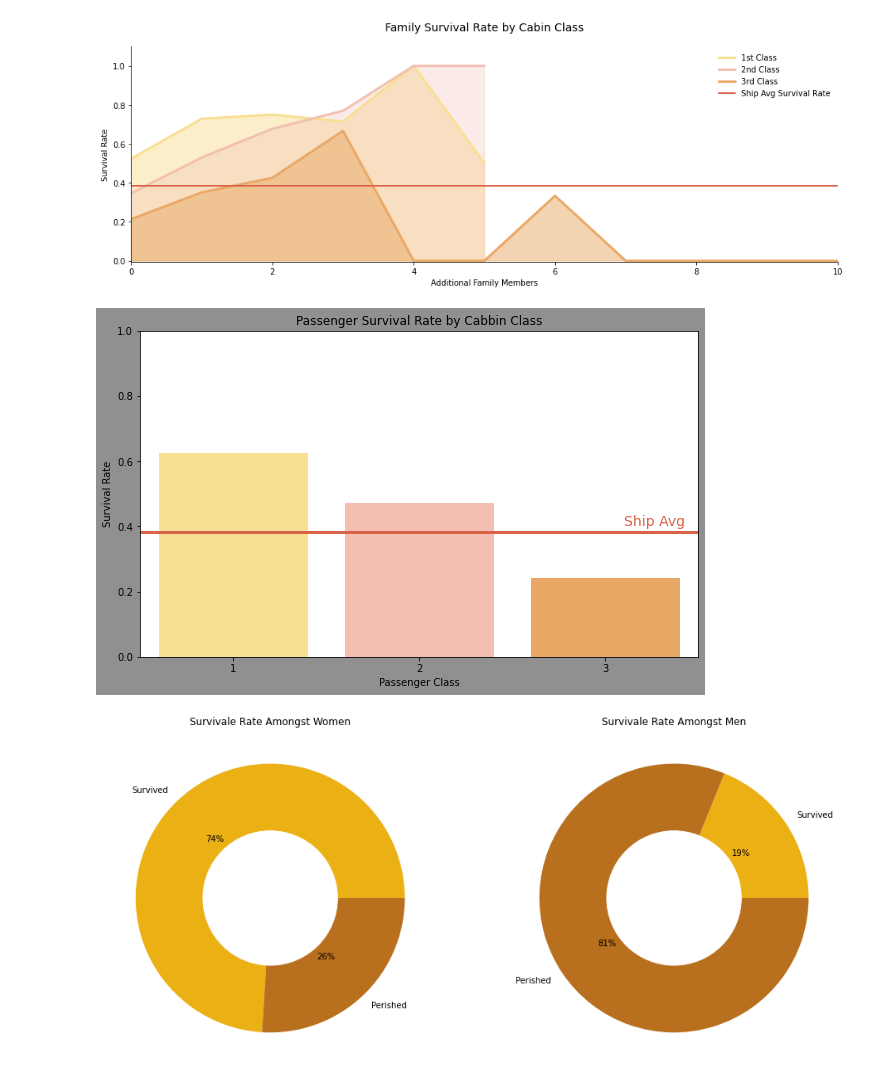
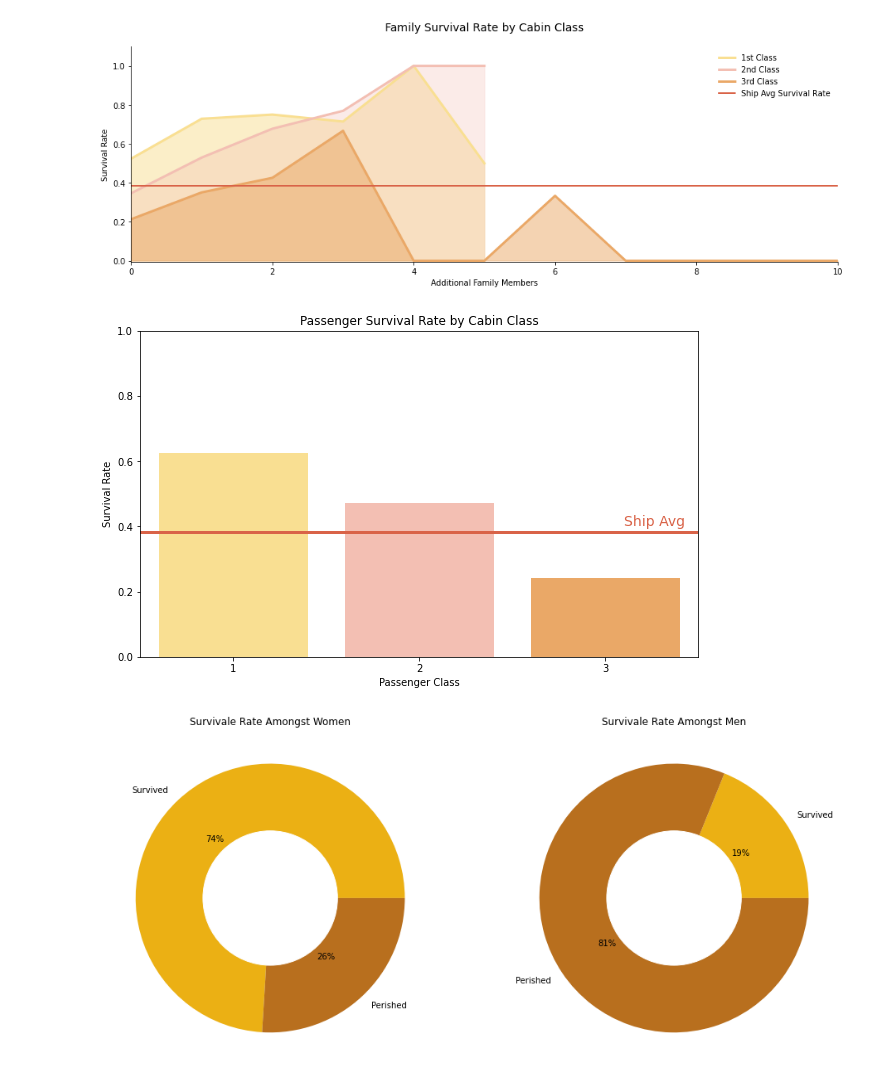
Before and after one commit to woodstockwins/1213-iris, a Jupyter notebook: labs/2.01-lab-pandas-titanic-master/titanic-starter-gene.ipynb, the cells around one changed output. Drawn from its saved outputs; the diff is of its cells as text; code cells hidden in the pictures.

```diff
--- a/labs/2.01-lab-pandas-titanic-master/titanic-starter-gene.ipynb
+++ b/labs/2.01-lab-pandas-titanic-master/titanic-starter-gene.ipynb
@@ -309,24 +309,24 @@ plt.legend(loc="upper right", frameon=False);
 # %%
 # Survival rate by passenger class
 passinger_class = df.groupby(by='Pclass').mean()['Survived']
 passinger_class.index
 
 plt.figure(figsize=(10,6))
-plt.rcParams['figure.facecolor'] = "#909090"
+plt.rcParams['figure.facecolor'] = "white"
 plt.rcParams['axes.facecolor'] = "white"
 # via User: BurlyPaulson (Source: https://stackoverflow.com/a/40371037)
 
 plt.bar(x=passinger_class.index, height=passinger_class, label="Passinger Class",
 color=[colors['first'], colors['second'], colors['third']])
 plt.axhline(df['Survived'].mean(), c=colors['average'], label="Ship Avg Survival Rate", linewidth=3)
 plt.text(3.1, df['Survived'].mean()+.02, s="Ship Avg", color=colors['average'], size=14)
 plt.xticks([1, 2, 3])
 plt.axis([0.5, 3.5, 0, 1])
-plt.title("Passenger Survival Rate by Cabbin Class")
+plt.title("Passenger Survival Rate by Cabin Class")
 plt.ylabel("Survival Rate")
 plt.xlabel("Passenger Class");
 # %% [output]
-[figure, old version]
+[figure, new version]
 # %%
 # Survival rate by gender
 females = [df.groupby(by="Sex").mean()['Survived'][0], (1-df.groupby(by="Sex").mean()['Survived'][0])]
```
Also changed, not shown: parts of 1 cell of this notebook.
